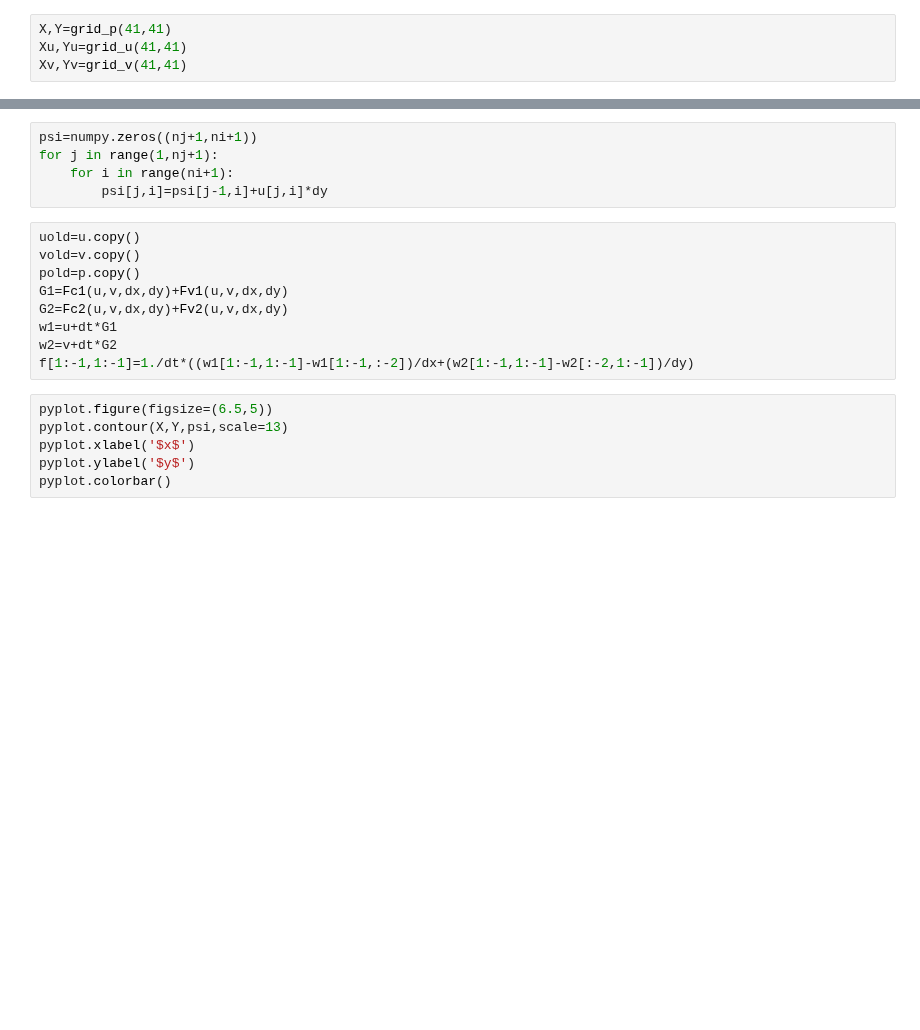
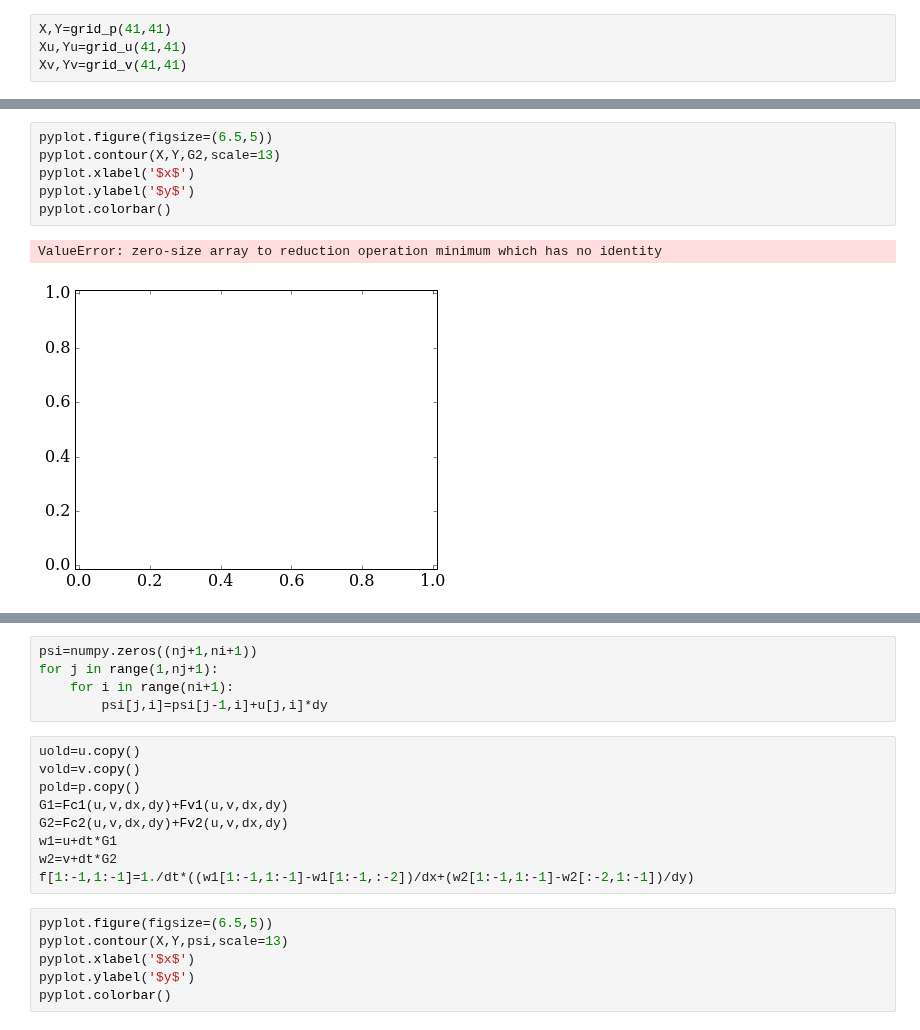
Before and after one commit to yujiasheng912/MAE6225, a Jupyter notebook: cavity.ipynb, the cells around one changed output, grey strips where cells are left out. Drawn from its saved outputs; the diff is of its cells as text; blank space fills up the shorter version.

```diff
--- a/cavity.ipynb
+++ b/cavity.ipynb
@@ -389,0 +433,9 @@ while nt<1000:
+# %%
+pyplot.figure(figsize=(6.5,5))
+pyplot.contour(X,Y,G2,scale=13)
+pyplot.xlabel('$x$')
+pyplot.ylabel('$y$')
+pyplot.colorbar()
+# %% [output]
+ValueError: zero-size array to reduction operation minimum which has no identity
+[figure, added]
```
Also changed, not shown: parts of 15 cells of this notebook, 2 other files.
